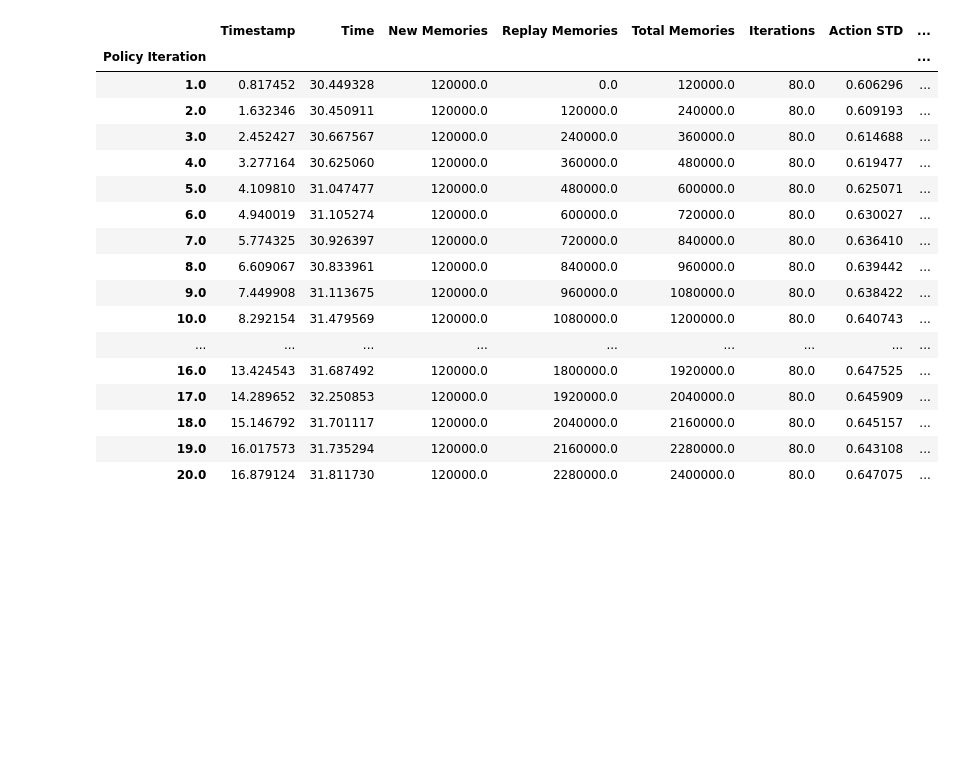
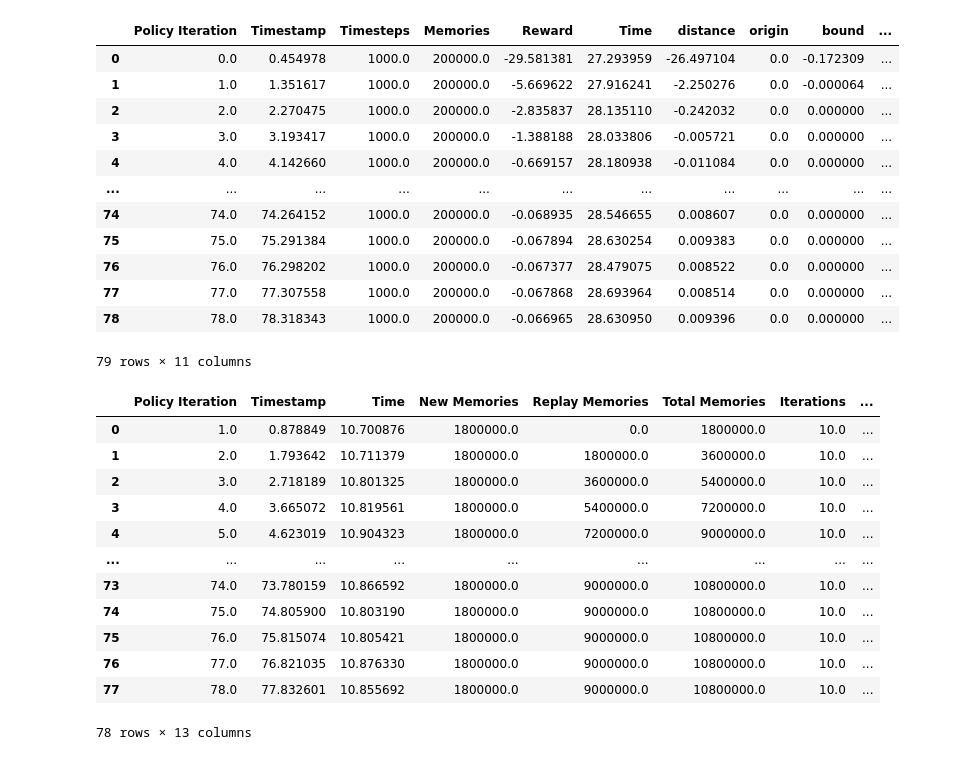
Before and after one commit to Oafish1/CellTRIP, a Jupyter notebook: scripts/runtime.ipynb, the cells around one changed output. Cells and saved outputs as stored; diff of their text form; code cells hidden in the pictures; blank space fills up the shorter version.

```diff
--- a/scripts/runtime.ipynb
+++ b/scripts/runtime.ipynb
@@ -14,13 +37,16 @@ os.environ['AWS_PROFILE'] = 'waisman-admin'
 # %%
+# TODO: Compatibility with appending logfiles (i.e. checkpoints)
 s3 = s3fs.S3FileSystem()
 def convert_json(s):
     s = s.replace('\'', '"').replace('False', 'false').replace('True', 'true')
     s_json = json.loads(s)
     s_json['Timestamp'] = datetime.strptime(s_json['Timestamp'], '%Y-%m-%d %H:%M:%S.%f')  # Convert to datetime
     return s_json
-with s3.open('s3://nkalafut-celltrip/logs/3gpu-2learn-6run-20iter.log', 'r') as f:
-    records = f.read().split('\n')
-    records = [convert_json(record) for record in records if len(record) > 0]
-assert len(records) != 0, 'Logfile is empty! If currently running, try waiting for flush'
+records = []
+for fname in log_list:
+    # TODO: Add local files
+    with s3.open(fname, 'r') as f:
+        records += [convert_json(record) for record in f.read().split('\n') if len(record) > 0]
+assert len(records) > 3, 'Logfile(s) is empty! If currently running, try waiting for flush'
 # %%
 # Generate df
@@ -34,32 +87,46 @@ df['Timestamp'] = df['Timestamp'].apply(lambda t: (t-begin_time).total_seconds()
 # %%
 # Event filter
-def event_filter(event_type):
+def event_filter(df, event_type):
     return (df
         .loc[df['Event Type'] == event_type]
         .dropna(axis=1).drop(columns=['Event Type']))
 
-def group_policy(df):
-    return (df
-        .drop(columns=['Rank'])
-        .groupby('Policy Iteration').mean())
+def group_policy(df, agg='mean'):
+    df = df.drop(columns=['Rank']).groupby('Policy Iteration')
+    if agg == 'mean': df = df.mean()
+    elif agg == 'min': df = df.min()
+    elif agg == 'max': df = df.max()
+    elif agg == 'std': df = df.std()
+    return df.reset_index()
+# %%
+group_policy(event_filter(df_records, 'Rollout'))
+# %% [output]
+|  | Policy Iteration | Timestamp | Timesteps | Memories | Reward | Time | distance | origin | bound | ... |
+| 0 | 0.0 | 0.454978 | 1000.0 | 200000.0 | -29.581381 | 27.293959 | -26.497104 | 0.0 | -0.172309 | ... |
+| 1 | 1.0 | 1.351617 | 1000.0 | 200000.0 | -5.669622 | 27.916241 | -2.250276 | 0.0 | -0.000064 | ... |
+| 2 | 2.0 | 2.270475 | 1000.0 | 200000.0 | -2.835837 | 28.135110 | -0.242032 | 0.0 | 0.000000 | ... |
+| 3 | 3.0 | 3.193417 | 1000.0 | 200000.0 | -1.388188 | 28.033806 | -0.005721 | 0.0 | 0.000000 | ... |
+| 4 | 4.0 | 4.142660 | 1000.0 | 200000.0 | -0.669157 | 28.180938 | -0.011084 | 0.0 | 0.000000 | ... |
+| ... | ... | ... | ... | ... | ... | ... | ... | ... | ... | ... |
+| 74 | 74.0 | 74.264152 | 1000.0 | 200000.0 | -0.068935 | 28.546655 | 0.008607 | 0.0 | 0.000000 | ... |
+| 75 | 75.0 | 75.291384 | 1000.0 | 200000.0 | -0.067894 | 28.630254 | 0.009383 | 0.0 | 0.000000 | ... |
+| 76 | 76.0 | 76.298202 | 1000.0 | 200000.0 | -0.067377 | 28.479075 | 0.008522 | 0.0 | 0.000000 | ... |
+| 77 | 77.0 | 77.307558 | 1000.0 | 200000.0 | -0.067868 | 28.693964 | 0.008514 | 0.0 | 0.000000 | ... |
+| 78 | 78.0 | 78.318343 | 1000.0 | 200000.0 | -0.066965 | 28.630950 | 0.009396 | 0.0 | 0.000000 | ... |
+79 rows × 11 columns
 # %%
-group_policy(event_filter('Update'))
+group_policy(event_filter(df_records, 'Update'))
 # %% [output]
-|  | Timestamp | Time | New Memories | Replay Memories | Total Memories | Iterations | Action STD | ... |
-| Policy Iteration |  |  |  |  |  |  |  | ... |
-| 1.0 | 0.817452 | 30.449328 | 120000.0 | 0.0 | 120000.0 | 80.0 | 0.606296 | ... |
-| 2.0 | 1.632346 | 30.450911 | 120000.0 | 120000.0 | 240000.0 | 80.0 | 0.609193 | ... |
-| 3.0 | 2.452427 | 30.667567 | 120000.0 | 240000.0 | 360000.0 | 80.0 | 0.614688 | ... |
-| 4.0 | 3.277164 | 30.625060 | 120000.0 | 360000.0 | 480000.0 | 80.0 | 0.619477 | ... |
-| 5.0 | 4.109810 | 31.047477 | 120000.0 | 480000.0 | 600000.0 | 80.0 | 0.625071 | ... |
-| 6.0 | 4.940019 | 31.105274 | 120000.0 | 600000.0 | 720000.0 | 80.0 | 0.630027 | ... |
-| 7.0 | 5.774325 | 30.926397 | 120000.0 | 720000.0 | 840000.0 | 80.0 | 0.636410 | ... |
-| 8.0 | 6.609067 | 30.833961 | 120000.0 | 840000.0 | 960000.0 | 80.0 | 0.639442 | ... |
-| 9.0 | 7.449908 | 31.113675 | 120000.0 | 960000.0 | 1080000.0 | 80.0 | 0.638422 | ... |
-| 10.0 | 8.292154 | 31.479569 | 120000.0 | 1080000.0 | 1200000.0 | 80.0 | 0.640743 | ... |
+|  | Policy Iteration | Timestamp | Time | New Memories | Replay Memories | Total Memories | Iterations | ... |
+| 0 | 1.0 | 0.878849 | 10.700876 | 1800000.0 | 0.0 | 1800000.0 | 10.0 | ... |
+| 1 | 2.0 | 1.793642 | 10.711379 | 1800000.0 | 1800000.0 | 3600000.0 | 10.0 | ... |
+| 2 | 3.0 | 2.718189 | 10.801325 | 1800000.0 | 3600000.0 | 5400000.0 | 10.0 | ... |
+| 3 | 4.0 | 3.665072 | 10.819561 | 1800000.0 | 5400000.0 | 7200000.0 | 10.0 | ... |
+| 4 | 5.0 | 4.623019 | 10.904323 | 1800000.0 | 7200000.0 | 9000000.0 | 10.0 | ... |
 | ... | ... | ... | ... | ... | ... | ... | ... | ... |
-| 16.0 | 13.424543 | 31.687492 | 120000.0 | 1800000.0 | 1920000.0 | 80.0 | 0.647525 | ... |
-| 17.0 | 14.289652 | 32.250853 | 120000.0 | 1920000.0 | 2040000.0 | 80.0 | 0.645909 | ... |
-| 18.0 | 15.146792 | 31.701117 | 120000.0 | 2040000.0 | 2160000.0 | 80.0 | 0.645157 | ... |
-| 19.0 | 16.017573 | 31.735294 | 120000.0 | 2160000.0 | 2280000.0 | 80.0 | 0.643108 | ... |
-| 20.0 | 16.879124 | 31.811730 | 120000.0 | 2280000.0 | 2400000.0 | 80.0 | 0.647075 | ... |
+| 73 | 74.0 | 73.780159 | 10.866592 | 1800000.0 | 9000000.0 | 10800000.0 | 10.0 | ... |
+| 74 | 75.0 | 74.805900 | 10.803190 | 1800000.0 | 9000000.0 | 10800000.0 | 10.0 | ... |
+| 75 | 76.0 | 75.815074 | 10.805421 | 1800000.0 | 9000000.0 | 10800000.0 | 10.0 | ... |
+| 76 | 77.0 | 76.821035 | 10.876330 | 1800000.0 | 9000000.0 | 10800000.0 | 10.0 | ... |
+| 77 | 78.0 | 77.832601 | 10.855692 | 1800000.0 | 9000000.0 | 10800000.0 | 10.0 | ... |
+78 rows × 13 columns
```
Also changed, not shown: parts of 9 cells of this notebook, 13 other files.
